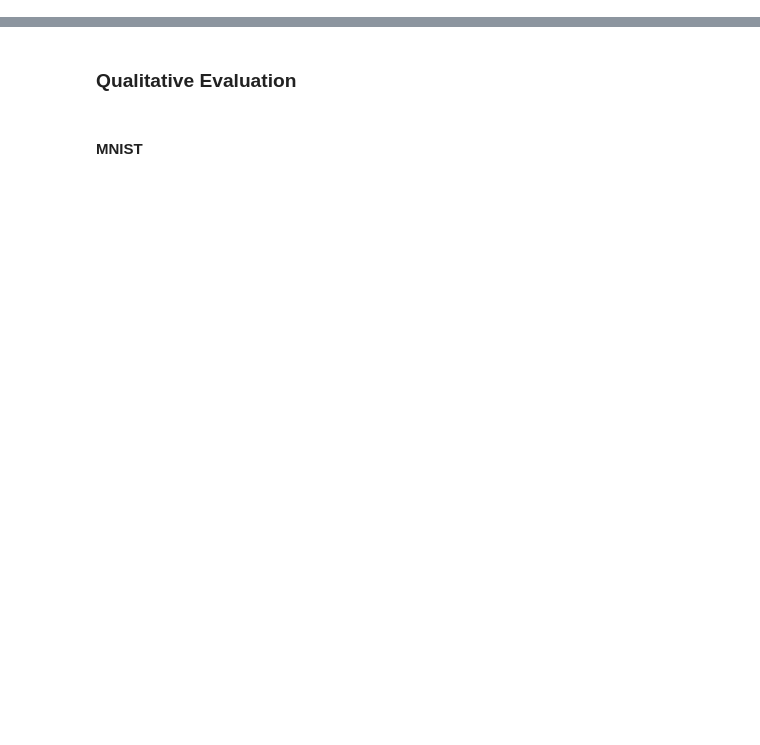
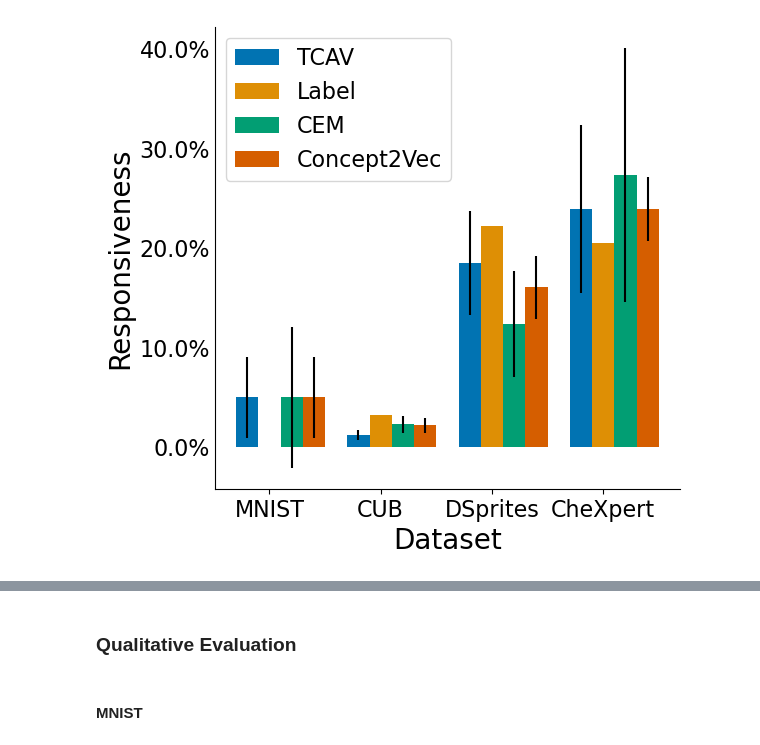
Before and after one commit to naveenr414/Concept-Learning, a Jupyter notebook: scripts/Plotting.ipynb, the cells around one changed output, grey strips where cells are left out. Drawn from its saved outputs; the diff is of its cells as text; code cells hidden in the pictures; blank space fills up the shorter version.

```diff
--- a/scripts/Plotting.ipynb
+++ b/scripts/Plotting.ipynb
@@ -23,0 +304,77 @@ Using TensorFlow backend.
+# %%
+datasets = ['colored_mnist','CUB','dsprites','chexpert']
+methods = ['tcav','label','cem','concept2vec']
+
+truth_data = {}
+
+for d in datasets:
+    truth_data[d] = []
+
+    for m in methods:
+        file_name = "results/evaluation/{}/{}_{}.txt".format(d,d.lower().replace("colored_",""),m)
+        f = open(file_name).read().split("\n")
+        f = [i for i in f if 'Responsiveness' in i][0]
+        f = eval(f.split(": ")[1])
+        mean, std = f
+        truth_data[d].append((mean,std))
+
+datasets = ['MNIST','CUB','DSprites','CheXpert']
+methods = ['TCAV','Label','CEM','Concept2Vec']
+
+cb_palette = sns.color_palette("colorblind")
+
+# Set the color cycle to use this palette
+plt.rcParams['axes.prop_cycle'] = plt.cycler(color=cb_palette)
+
+means = []
+stds = []
+for group in truth_data.keys():
+    group_data = truth_data[group]
+    group_means = [t[0] for t in group_data]
+    group_stds = [t[1] for t in group_data]
+    means.append(group_means)
+    stds.append(group_stds)
+
+means = list(np.array(means).T)
+stds = list(np.array(stds).T)
+
+# Set up the figure and axis objects
+fig, ax = plt.subplots(figsize=(6,6))
+
+# Set the x-ticks and labels
+ind = np.arange(len(datasets))
+ax.set_xticks(ind)
+ax.set_xticklabels(datasets)
+
+# Set the y-axis label
+ax.set_ylabel('Responsiveness',fontsize=20)
+plt.xlabel("Dataset",fontsize=20)
+
+# Plot the bars with standard deviation error bars
+width = 0.2
+for i in range(len(means)):
+    group_means = [1-j for j in means[i]] # Flip Robustness due to definition
+    group_stds = stds[i]
+    print(group_means,group_stds,ind)
+    ax.bar(ind + i*width, group_means, width, label=datasets, yerr=group_stds)
+
+ax.set_xticks([r + width for r in range(len(ind))])
+ax.set_xticklabels(datasets,fontsize=16)
+
+fmt = mtick.PercentFormatter(xmax=1.0)
+ax.yaxis.set_major_formatter(fmt)
+plt.yticks(fontsize=16)
+
+ax.spines['top'].set_visible(False)
+ax.spines['right'].set_visible(False)
+ax.tick_params(axis='y', length=0)
+
+
+# Add a legend
+ax.legend(methods,fontsize=16)
+
+plt.savefig('figures/bar_plot_robustness.pdf', dpi=300, bbox_inches='tight')
+
+# Show the plot
+plt.show()
+# %% [output]
@@ -23,0 +385 @@ Using TensorFlow backend.
+[figure, added]
```
Also changed, not shown: parts of 102 cells of this notebook, 35 other files.
